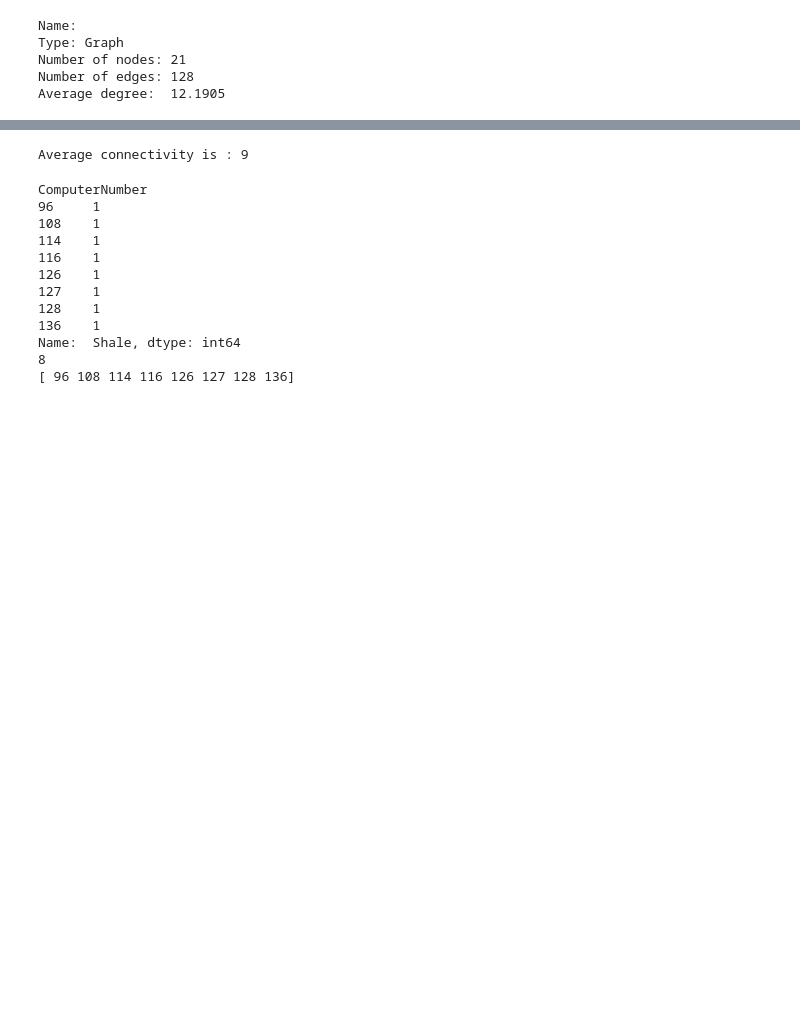
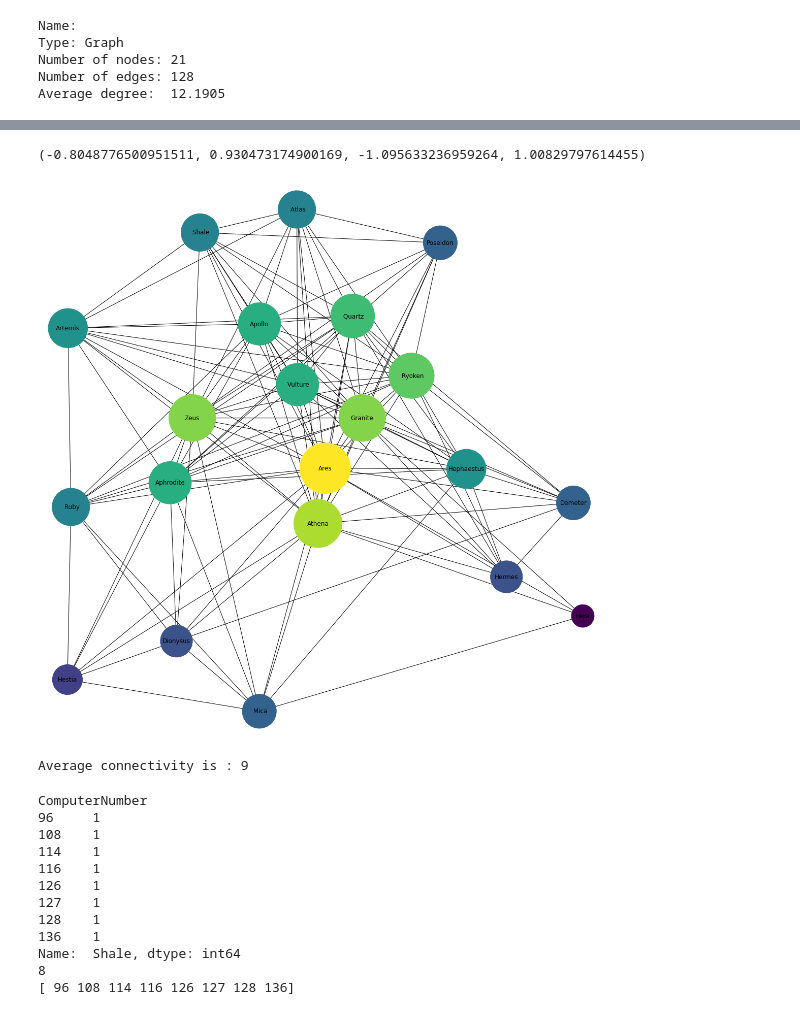
Before and after one commit to erifejams/Autonomous-Systems, a Jupyter notebook: final_code.ipynb, the cells around one changed output, grey strips where cells are left out. Drawn from its saved outputs; the diff is of its cells as text; code cells hidden in the pictures; blank space fills up the shorter version.

```diff
--- a/final_code.ipynb
+++ b/final_code.ipynb
@@ -568,0 +549,13 @@ Authority
+# %%
+G = nx.from_numpy_matrix(adj)
+# %%
+G.add_nodes_from(column_names)
+# %%
+#adding the name of the servers as nodes
+G.add_nodes_from(column_names)
+
+#replaced the numbers to the name of the servers
+mapping = dict(zip(G, col_name))
+print(mapping)
+
+G = nx.relabel_nodes(G, mapping)
@@ -569,3 +582,20 @@ Authority
+# %%
+##GRAPH BASED ON CENTRALITY OF THE NODES
+
+pos = nx.spring_layout(G)
+betCent = nx.degree_centrality(G)
+node_color = [20000.0 * G.degree(v) for v in G]
+node_size =  [v * 10000 for v in betCent.values()]
+
+plt.figure(figsize=(20,20))
+
+nx.draw_networkx(G, pos=pos, with_labels=True,
+                 node_color=node_color,
+                 node_size=node_size )
+plt.axis('off')
+# %% [output]
+(-0.8048776500951511, 0.930473174900169, -1.095633236959264, 1.00829797614455)
+[figure, added]
 # %%
 print(f"Average connectivity is : {math.floor(nx.average_node_connectivity(G))}")
 # %% [output]
```
Also changed, not shown: parts of 23 cells of this notebook, 1 other file.
